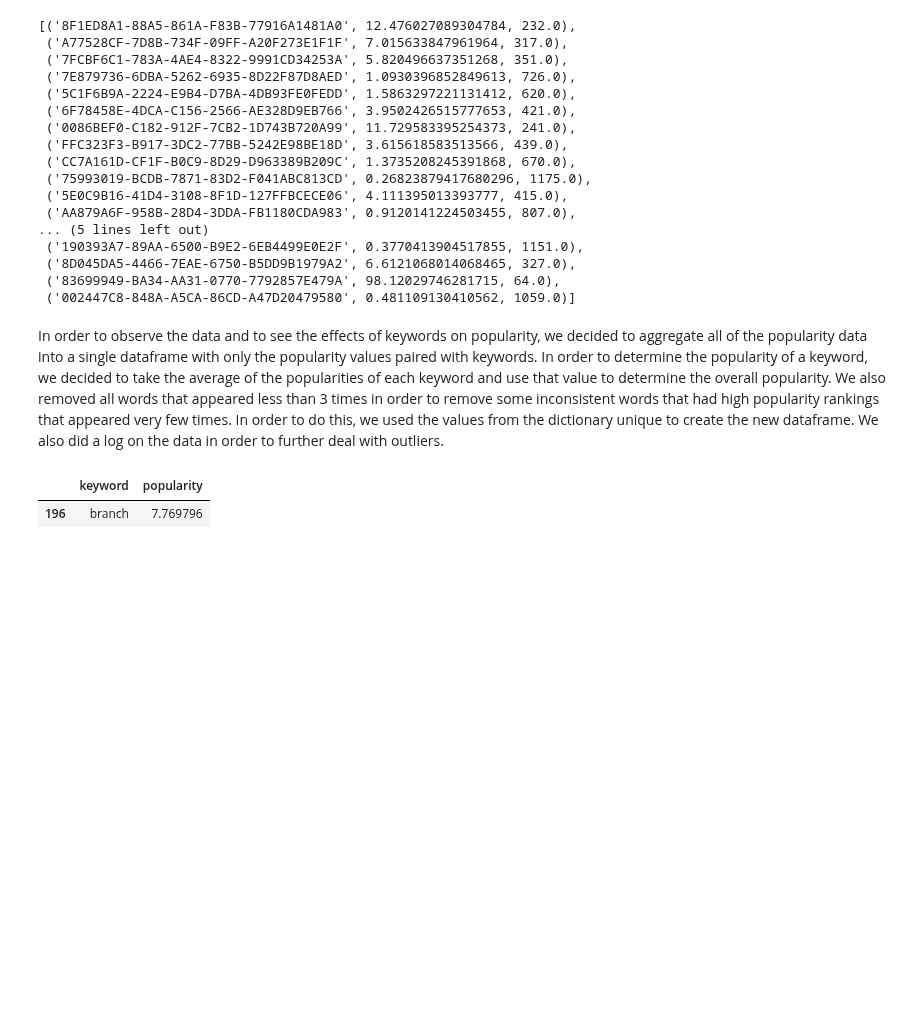
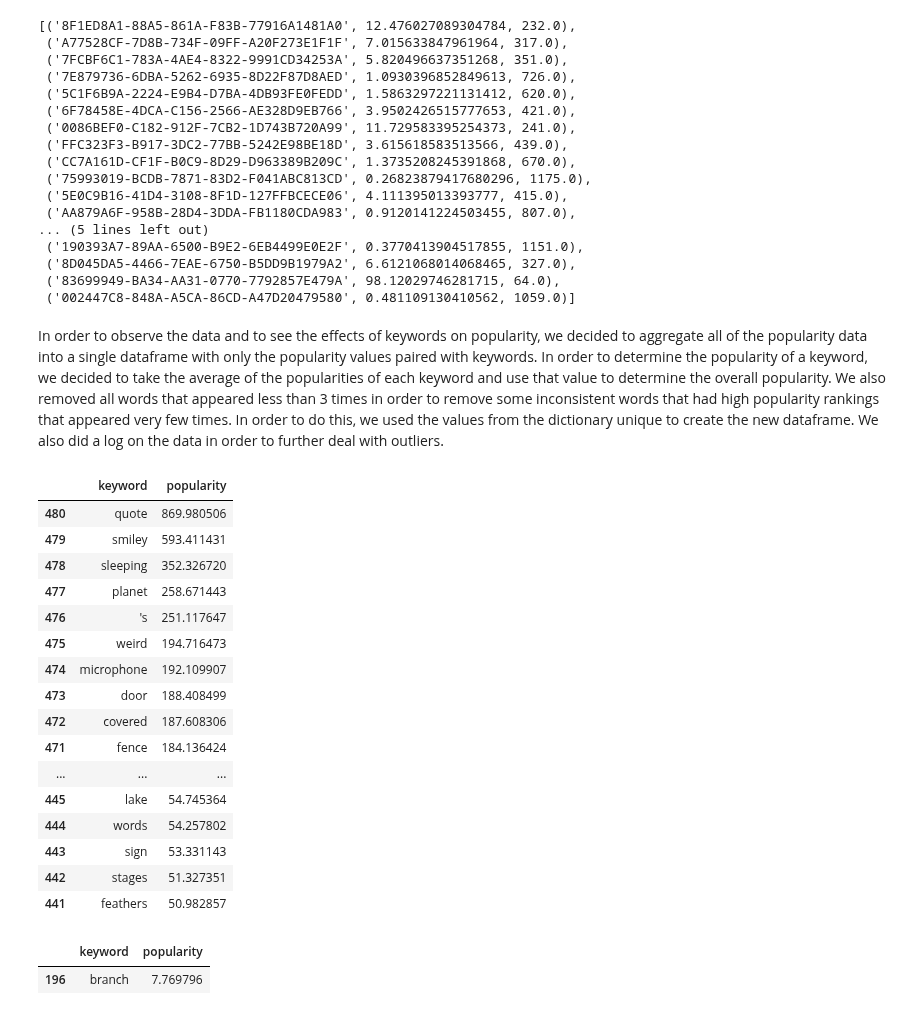
Before and after one commit to nuageux/Caption-to-Popularity, a Jupyter notebook: EDACheckpoint_group3.ipynb, the cells around one changed output. Cells and saved outputs as stored; diff of their text form; code cells hidden in the pictures; blank space fills up the shorter version.

```diff
--- a/EDACheckpoint_group3.ipynb
+++ b/EDACheckpoint_group3.ipynb
@@ -337,3 +350,48 @@ In order to observe the data and to see the effects of keywords on popularity, w
+# %%
+tfidf = TfidfVectorizer(sublinear_tf=True,
+                        analyzer='word',
+                        tokenizer=word_tokenize,
+                        stop_words=stopwords.words("english"))
+vectorized_tokens = tfidf.fit_transform(df['Caption'])
+vectorized_tokens = pd.DataFrame(vectorized_tokens.toarray(),
+                                 columns=tfidf.get_feature_names_out())
+vectorized_tokens['Deviation ID'] = df['Deviation ID']
+vectorized_tokens = vectorized_tokens.set_index('Deviation ID')
+
+words = []
+pop_val = []
+sums = 0.0
+for word in unique:
+    if(len(unique[word]) > 2):
+        sums = 0.0
+        words.append(word)
+        for values in unique[word]:
+            sums += values[1] * vectorized_tokens.loc[values[0],word]
+        pop_val.append(sums/len(unique[word]))
+keyword_pop = pd.DataFrame(list(zip(words, pop_val)))
+keyword_pop.columns = ['keyword', 'popularity']
+keyword_pop = keyword_pop.sort_values('popularity').reset_index(drop=True)
+
+sorted_keyword_pop = keyword_pop.sort_values('popularity', ascending=False)
+sorted_keyword_pop.head(40)
+# %% [output]
+|  | keyword | popularity |
+| 480 | quote | 869.980506 |
+| 479 | smiley | 593.411431 |
+| 478 | sleeping | 352.326720 |
+| 477 | planet | 258.671443 |
+| 476 | 's | 251.117647 |
+| 475 | weird | 194.716473 |
+| 474 | microphone | 192.109907 |
+| 473 | door | 188.408499 |
+| 472 | covered | 187.608306 |
+| 471 | fence | 184.136424 |
+| ... | ... | ... |
+| 445 | lake | 54.745364 |
+| 444 | words | 54.257802 |
+| 443 | sign | 53.331143 |
+| 442 | stages | 51.327351 |
+| 441 | feathers | 50.982857 |
 # %%
 words = []
 pop_val = []
```
Also changed, not shown: parts of 9 cells of this notebook.
